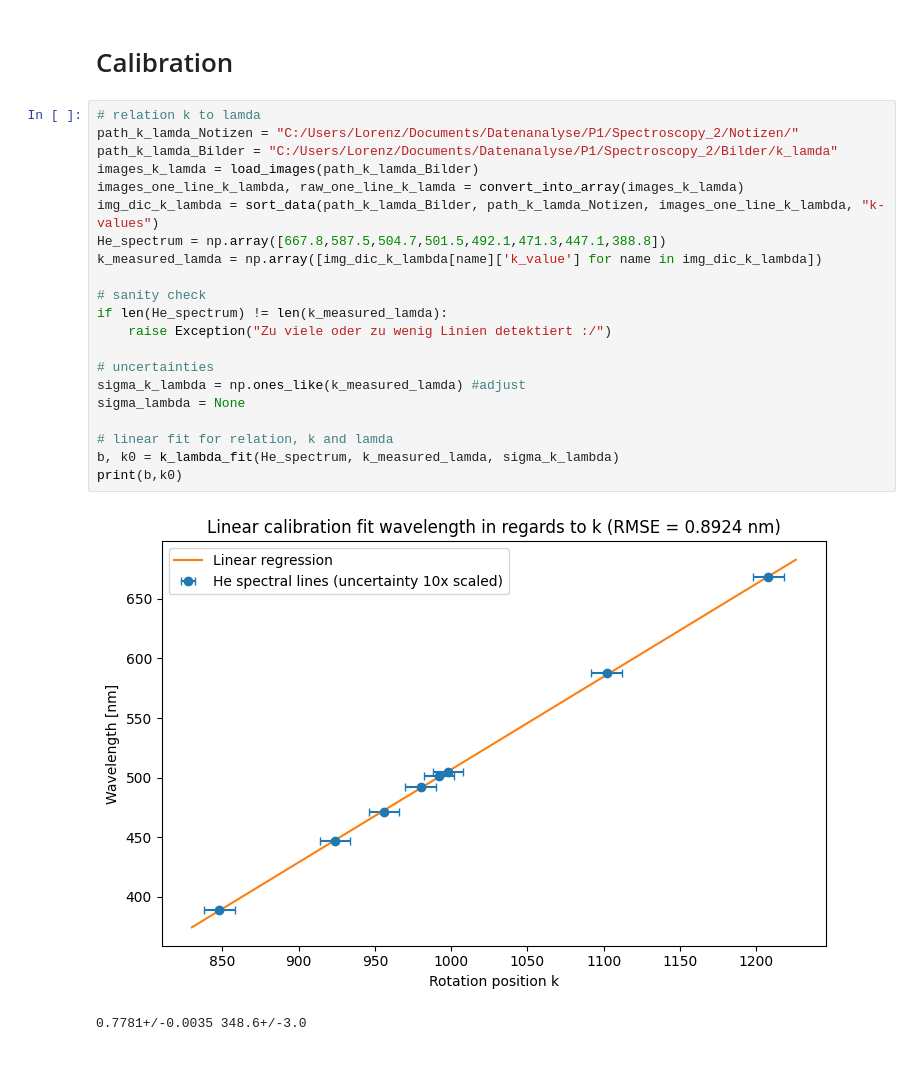
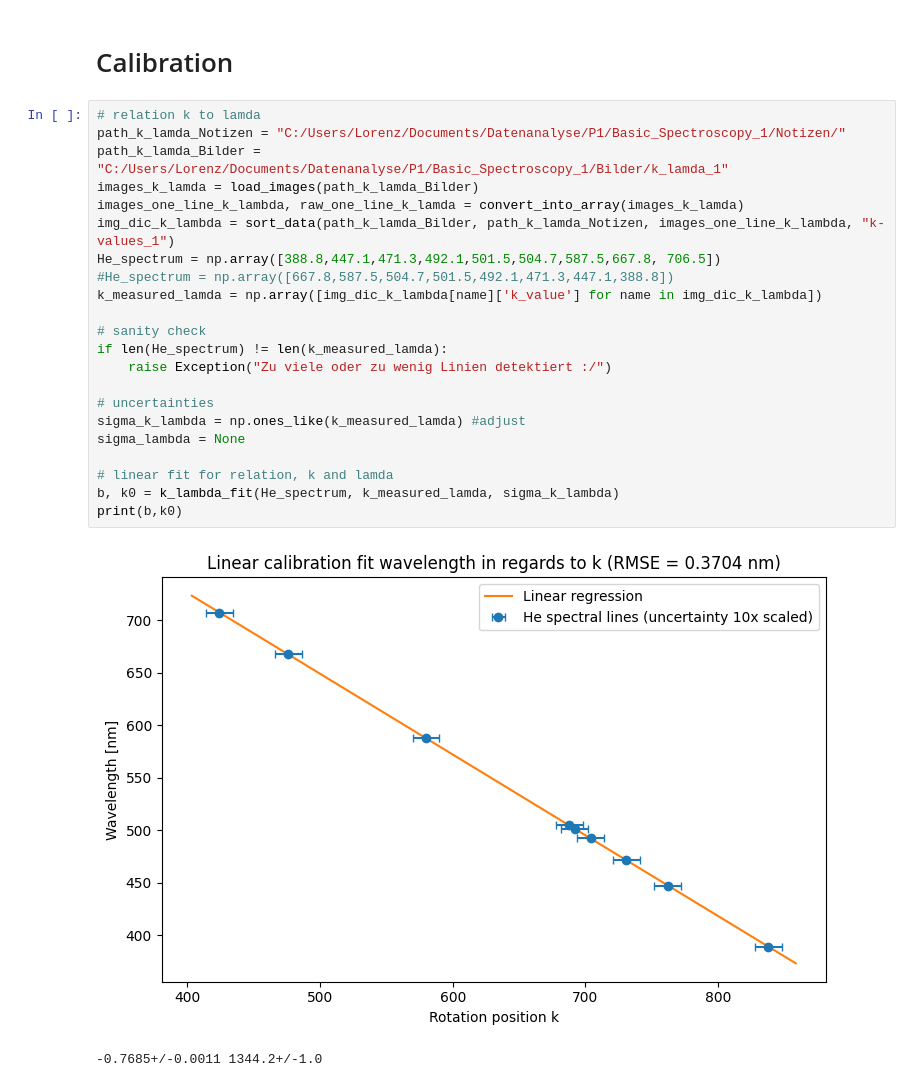
Before and after one commit to Mhfd10/P2_ETHZ_SS26, a Jupyter notebook: Spectroscopy_3/main.ipynb, the cells around one changed output. Saved outputs shown, nothing was run; the diff lists cells and outputs as text.

```diff
--- a/Spectroscopy_3/main.ipynb
+++ b/Spectroscopy_3/main.ipynb
@@ -6,25 +13,26 @@ from calibration import k_lambda_fit
 # Calibration
 # %%
 # relation k to lamda
-path_k_lamda_Notizen = "C:/Users/Lorenz/Documents/Datenanalyse/P1/Spectroscopy_2/Notizen/"
-path_k_lamda_Bilder = "C:/Users/Lorenz/Documents/Datenanalyse/P1/Spectroscopy_2/Bilder/k_lamda"
+path_k_lamda_Notizen = "C:/Users/Lorenz/Documents/Datenanalyse/P1/Basic_Spectroscopy_1/Notizen/"
+path_k_lamda_Bilder = "C:/Users/Lorenz/Documents/Datenanalyse/P1/Basic_Spectroscopy_1/Bilder/k_lamda_1"
 images_k_lamda = load_images(path_k_lamda_Bilder)
 images_one_line_k_lambda, raw_one_line_k_lamda = convert_into_array(images_k_lamda)
-img_dic_k_lambda = sort_data(path_k_lamda_Bilder, path_k_lamda_Notizen, images_one_line_k_lambda, "k-values")
-He_spectrum = np.array([667.8,587.5,504.7,501.5,492.1,471.3,447.1,388.8])
+img_dic_k_lambda = sort_data(path_k_lamda_Bilder, path_k_lamda_Notizen, images_one_line_k_lambda, "k-values_1")
+He_spectrum = np.array([388.8,447.1,471.3,492.1,501.5,504.7,587.5,667.8, 706.5])
+#He_spectrum = np.array([667.8,587.5,504.7,501.5,492.1,471.3,447.1,388.8])
 k_measured_lamda = np.array([img_dic_k_lambda[name]['k_value'] for name in img_dic_k_lambda])
 
 # sanity check
 if len(He_spectrum) != len(k_measured_lamda):
     raise Exception("Zu viele oder zu wenig Linien detektiert :/")
 
 # uncertainties
 sigma_k_lambda = np.ones_like(k_measured_lamda) #adjust
 sigma_lambda = None
 
 # linear fit for relation, k and lamda
 b, k0 = k_lambda_fit(He_spectrum, k_measured_lamda, sigma_k_lambda)
 print(b,k0)
 # %% [output]
-[figure, old version]
+[figure, new version]
-0.7781+/-0.0035 348.6+/-3.0
+-0.7685+/-0.0011 1344.2+/-1.0
```
Also changed, not shown: parts of 2 cells of this notebook.
